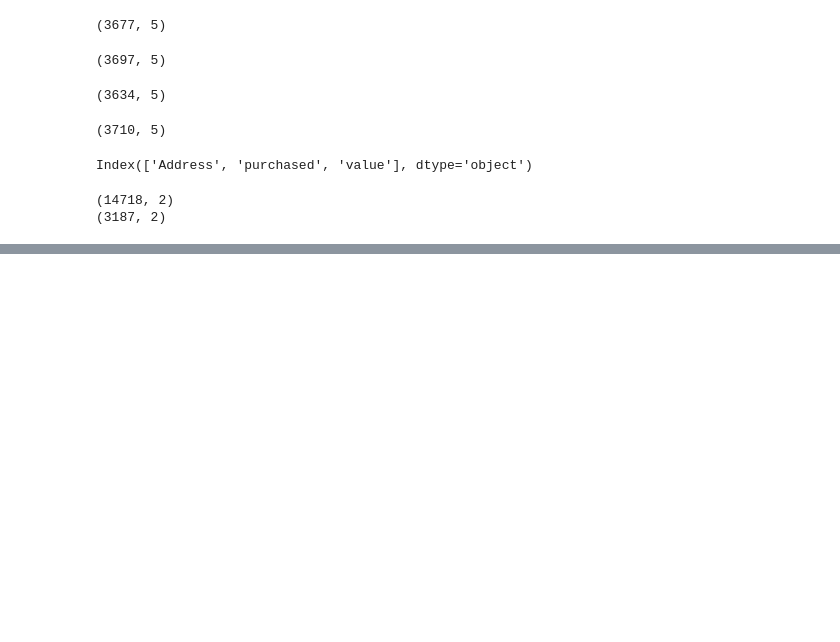
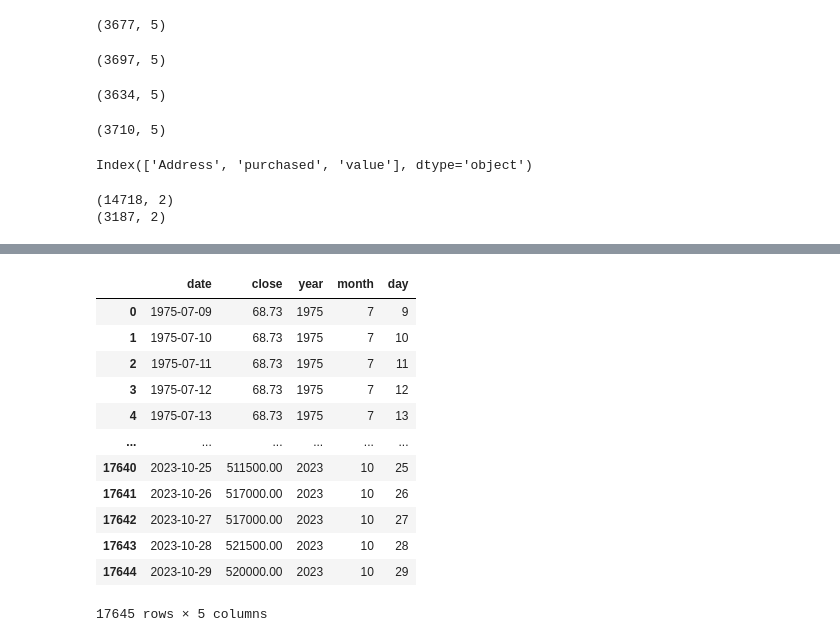
Before and after one commit to AmirmahdiGolahmar/Iranian_HEIS, a Jupyter notebook: data/zeinab_notebook.ipynb, the cells around one changed output, grey strips where cells are left out. Saved outputs shown, nothing was run; the diff lists cells and outputs as text; code cells hidden in the pictures; blank space fills up the shorter version.

```diff
--- a/data/zeinab_notebook.ipynb
+++ b/data/zeinab_notebook.ipynb
@@ -405,0 +420,2 @@ all_r.to_csv('all_r.csv', encoding='utf-8', index=False)
+# %%
+dollar = dollar.drop(['high', 'low', 'open', 'time', 'volume', 'date.1'], axis=1)
@@ -405,0 +438,3 @@ all_r.to_csv('all_r.csv', encoding='utf-8', index=False)
+# %%
+from datetime import datetime
+dollar['date'] = dollar['date'].apply(lambda x: datetime.strptime(x, '%Y-%m-%d'))
@@ -405,0 +457,28 @@ all_r.to_csv('all_r.csv', encoding='utf-8', index=False)
+# %%
+list_year = []
+list_month = []
+list_day = []
+for i in range(len(dollar.date)):
+    list_year.append(dollar.date[i].year)
+    list_month.append(dollar.date[i].month)
+    list_day.append(dollar.date[i].day)
+# %%
+dollar['year'] = list_year
+dollar['month'] = list_month
+dollar['day'] = list_day
+# %%
+dollar
+# %% [output]
+|  | date | close | year | month | day |
+| 0 | 1975-07-09 | 68.73 | 1975 | 7 | 9 |
+| 1 | 1975-07-10 | 68.73 | 1975 | 7 | 10 |
+| 2 | 1975-07-11 | 68.73 | 1975 | 7 | 11 |
+| 3 | 1975-07-12 | 68.73 | 1975 | 7 | 12 |
+| 4 | 1975-07-13 | 68.73 | 1975 | 7 | 13 |
+| ... | ... | ... | ... | ... | ... |
+| 17640 | 2023-10-25 | 511500.00 | 2023 | 10 | 25 |
+| 17641 | 2023-10-26 | 517000.00 | 2023 | 10 | 26 |
+| 17642 | 2023-10-27 | 517000.00 | 2023 | 10 | 27 |
+| 17643 | 2023-10-28 | 521500.00 | 2023 | 10 | 28 |
+| 17644 | 2023-10-29 | 520000.00 | 2023 | 10 | 29 |
+17645 rows × 5 columns
```
Also changed, not shown: parts of 23 cells of this notebook.
